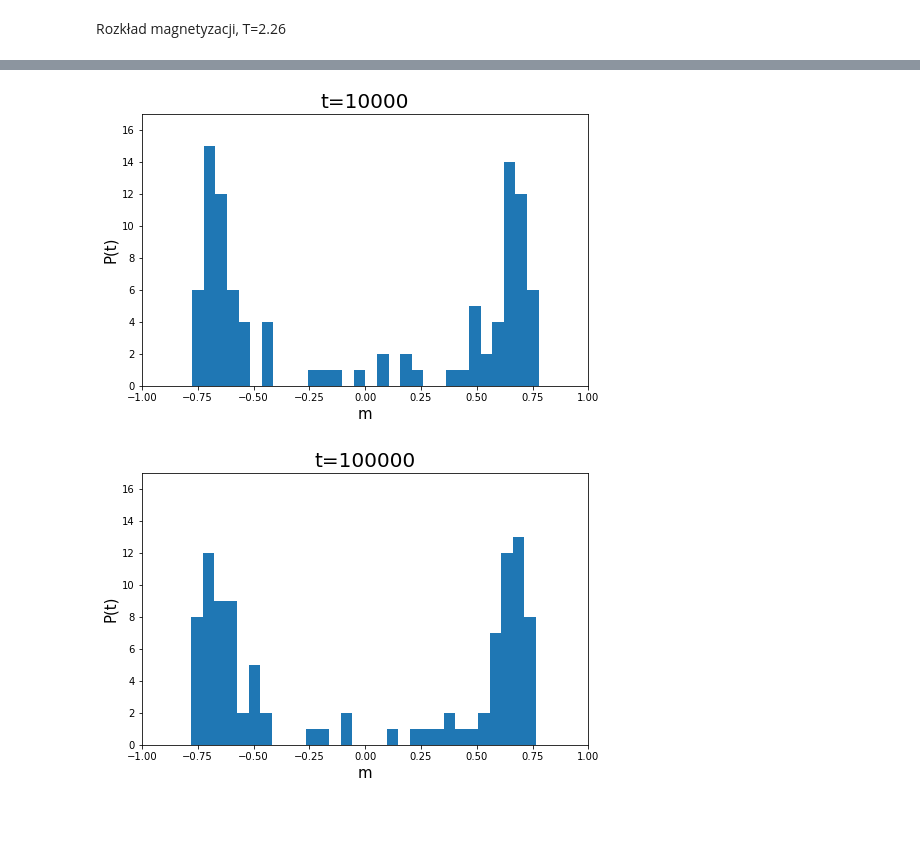
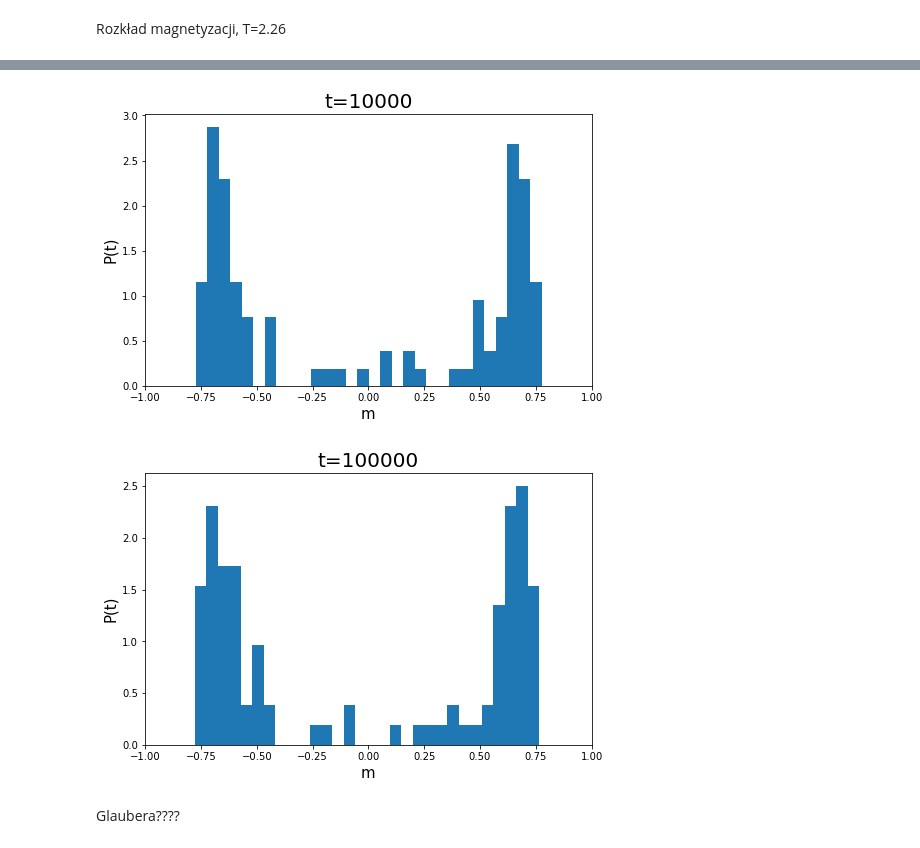
Before and after one commit to Swinkawkrawacie/Fizyka-ukladow-zlozonych, a Jupyter notebook: Generowanie_danych.ipynb, the cells around one changed output, grey strips where cells are left out. Cells and saved outputs as stored; diff of their text form; code cells hidden in the pictures; blank space fills up the shorter version.

Commit message:
Glauber

```diff
--- a/Generowanie_danych.ipynb
+++ b/Generowanie_danych.ipynb
@@ -674,28 +672,30 @@ plt.savefig('rozklad_mag_226_t2000')
 # %%
 plt.figure(figsize=(8,5))
-plt.hist(t100001, bins=30)
+plt.hist(t100001, bins=30, density=True)
 plt.xlim([-1,1])
-plt.ylim([0,17])
+#plt.ylim([0,17])
 plt.title('t=10000', fontsize=20)
 plt.xlabel('m', fontsize=15)
 plt.ylabel('P(t)', fontsize=15)
-plt.savefig('rozklad_mag_226_t10000')
+plt.savefig('rozklad_mag_226den_t10000')
 plt.show()
 # %% [output]
-[figure, old version]
+[figure, new version]
 # %%
 plt.figure(figsize=(8,5))
-plt.hist(t1000001, bins=30)
+plt.hist(t1000001, bins=30, density=True)
 plt.xlim([-1,1])
-plt.ylim([0,17])
+#plt.ylim([0,17])
 plt.title('t=100000', fontsize=20)
 plt.xlabel('m', fontsize=15)
 plt.ylabel('P(t)', fontsize=15)
-plt.savefig('rozklad_mag_226_t100000')
+plt.savefig('rozklad_mag_226den_t100000')
 plt.show()
 # %% [output]
-[figure, old version]
+[figure, new version]
 # %%
 for i in range(10):
     p = np.loadtxt(r'C:\\Users\\mazur\\OneDrive\\Pulpit\\fizyka wykresy\\pliki tekstowe\\m100_uno\\m100_uno'+str(i)+'.txt')
     np.savetxt(r'C:\\Users\\mazur\\OneDrive\\Pulpit\\fizyka wykresy\\pliki tekstowe\\m100_uno\\m100_uno'+str(i)+'.txt', p[:10**5+1])
+# %% [markdown]
+Glaubera????
```
Also changed, not shown: parts of 19 cells of this notebook, 2 other files.
